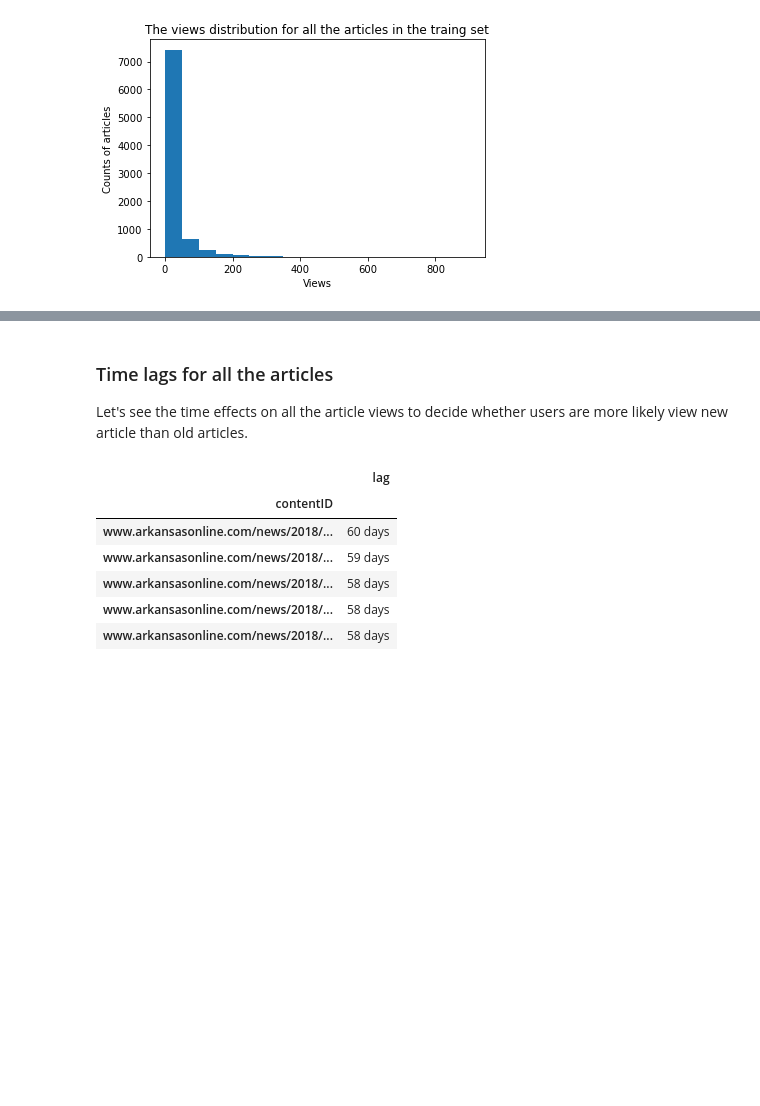
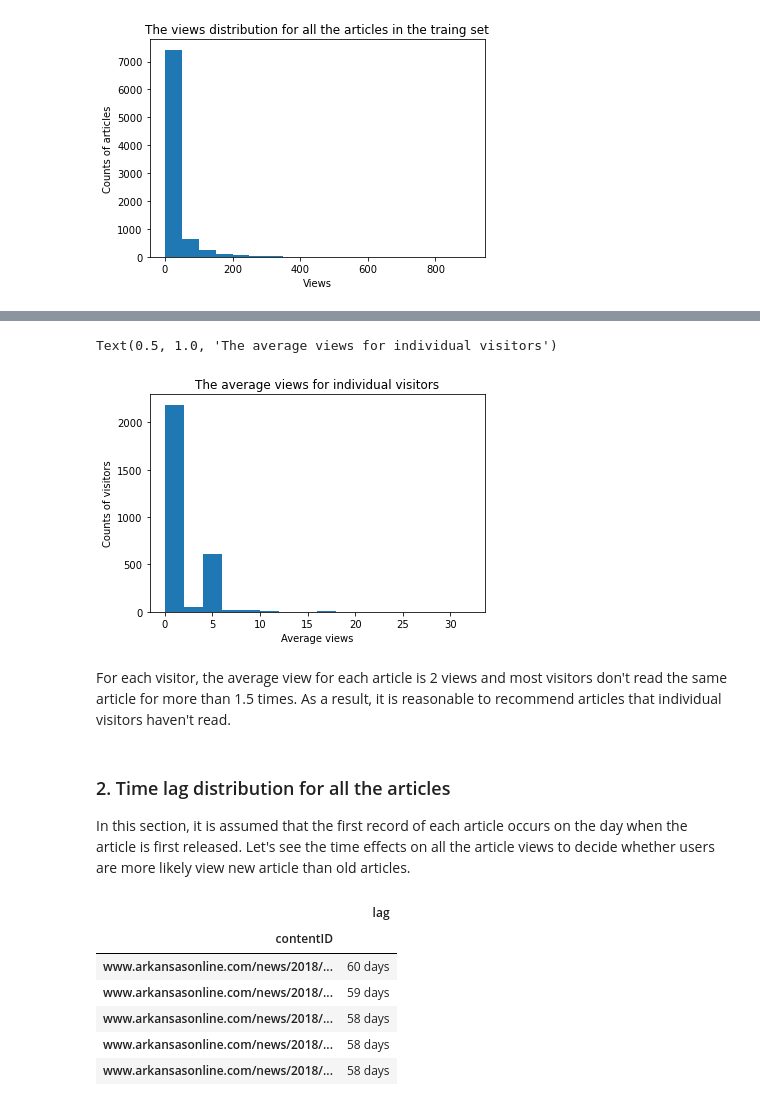
Before and after one commit to choushuiguo325/Recommendation_System_New_York_Times, a Jupyter notebook: static/NLP_EDA.ipynb, the cells around one changed output, grey strips where cells are left out. Cells and saved outputs as stored; diff of their text form; code cells hidden in the pictures; blank space fills up the shorter version.

```diff
--- a/static/NLP_EDA.ipynb
+++ b/static/NLP_EDA.ipynb
@@ -338,0 +391,3 @@ It can be seen that most articles have views counts between 0 and 50.
+# %%
+popular_ind = train_df.groupby(['visitorID','contentID']).count().sort_values('headline', ascending = False)
+popular_ind.head()
@@ -338,0 +402,4 @@ It can be seen that most articles have views counts between 0 and 50.
+# %%
+popular_ind_avg = pd.DataFrame(popular_ind.groupby('visitorID')['headline'].mean().sort_values(ascending=False))
+popular_ind_avg.columns = ['avg_views']
+popular_ind_avg
@@ -339,5 +433,16 @@ It can be seen that most articles have views counts between 0 and 50.
+# %%
+plt.hist(popular_ind_avg['avg_views'], bins = range(0,33,2))
+plt.xlabel('Average views')
+plt.ylabel('Counts of visitors')
+plt.title("The average views for individual visitors")
+# %% [output]
+Text(0.5, 1.0, 'The average views for individual visitors')
+[figure, added]
+# %% [markdown]
+For each visitor, the average view for each article is 2 views and most visitors don't read the same article for more than 1.5 times. As a result, it is reasonable to recommend articles that individual visitors haven't read.
 # %% [markdown]
-### Time lags for all the articles
+### 2. Time lag distribution for all the articles
+In this section, it is assumed that the first record of each article occurs on the day when the article is first released. </br>
 Let's see the time effects on all the article views to decide whether users are more likely view new article than old articles.
 # %%
 article_lag = pd.DataFrame(train_utility.groupby('contentID')['visitDateTime']
```
Also changed, not shown: parts of 40 cells of this notebook.
